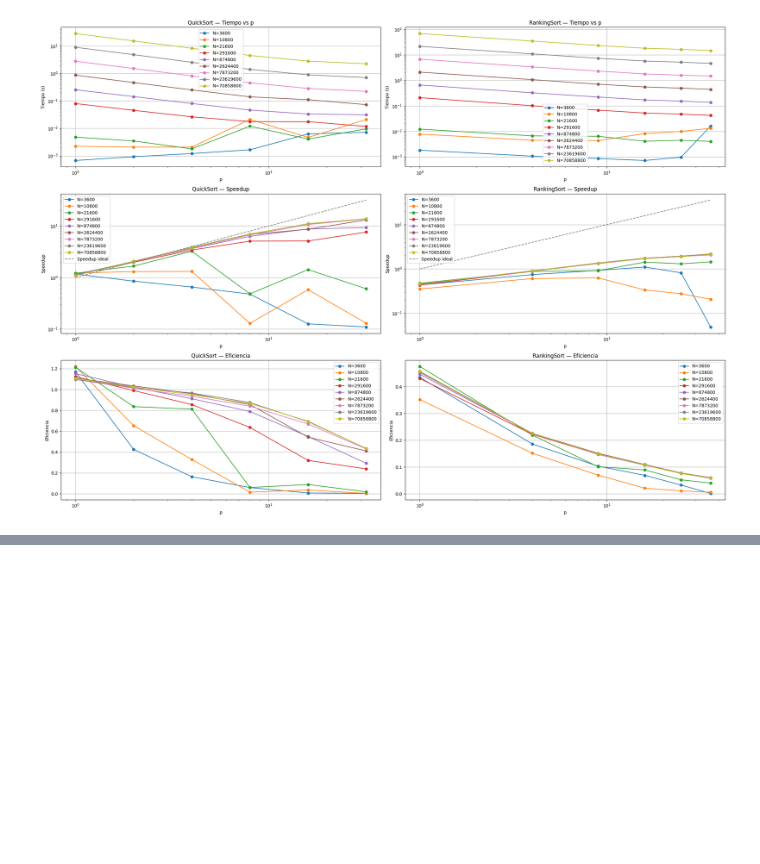
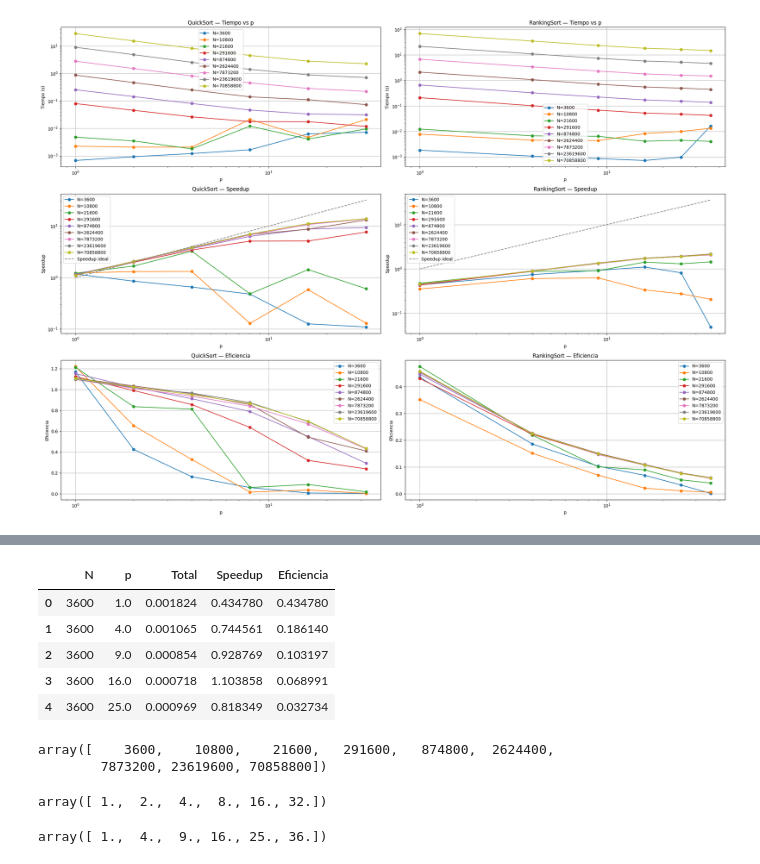
Before and after one commit to marcelino123455/ProyectoParalela, a Jupyter notebook: graficador.ipynb, the cells around one changed output, grey strips where cells are left out. Saved outputs shown, nothing was run; the diff lists cells and outputs as text; code cells hidden in the pictures; blank space fills up the shorter version.

```diff
--- a/graficador.ipynb
+++ b/graficador.ipynb
@@ -826,0 +864,43 @@ plt.show()
+# %%
+# ======================================================
+#   DATAFRAME COMPLETO — RANKING SORT
+# ======================================================
+rows_rs = []
+
+for N, df_N in df_speed_rs.groupby("N"):
+    if 1 not in df_N["p"].values:
+        continue
+
+    Tsec = tsec_dict[N]
+    df_N = df_N.copy()
+    df_N["Speedup"] = Tsec / df_N["Total"]
+    df_N["Eficiencia"] = df_N["Speedup"] / df_N["p"]
+
+    for _, row in df_N.iterrows():
+        rows_rs.append({
+            "N": N,
+            "p": row["p"],
+            "Total": row["Total"],
+            "Speedup": row["Speedup"],
+            "Eficiencia": row["Eficiencia"]
+        })
+
+df_eff_rs = pd.DataFrame(rows_rs)
+display(df_eff_rs.head())
+# %% [output]
+|  | N | p | Total | Speedup | Eficiencia |
+| 0 | 3600 | 1.0 | 0.001824 | 0.434780 | 0.434780 |
+| 1 | 3600 | 4.0 | 0.001065 | 0.744561 | 0.186140 |
+| 2 | 3600 | 9.0 | 0.000854 | 0.928769 | 0.103197 |
+| 3 | 3600 | 16.0 | 0.000718 | 1.103858 | 0.068991 |
+| 4 | 3600 | 25.0 | 0.000969 | 0.818349 | 0.032734 |
+# %%
+display(df_eff_qs['N'].unique())
+display(df_eff_qs['p'].unique())
+
+display(df_eff_rs['p'].unique())
+# %% [output]
+array([    3600,    10800,    21600,   291600,   874800,  2624400,
+        7873200, 23619600, 70858800])
+array([ 1.,  2.,  4.,  8., 16., 32.])
+array([ 1.,  4.,  9., 16., 25., 36.])
```
Also changed, not shown: parts of 4 cells of this notebook.
